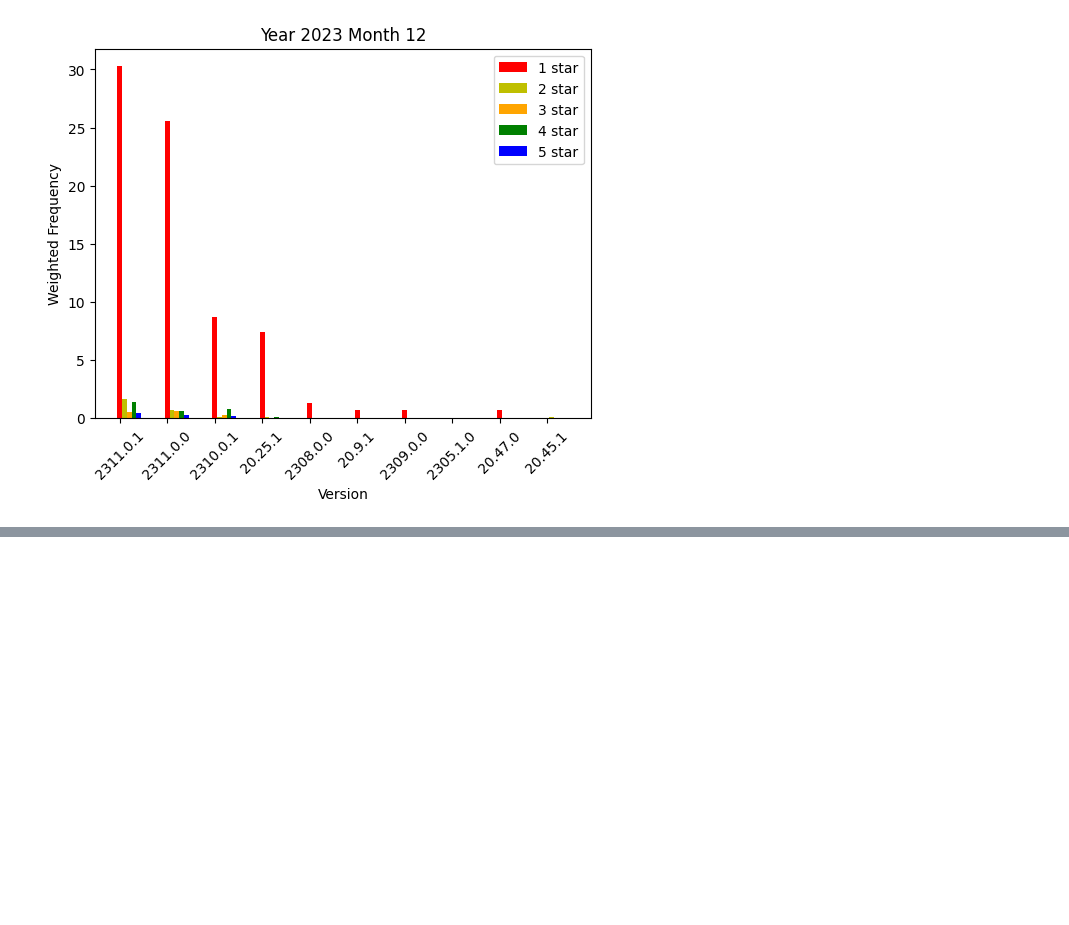
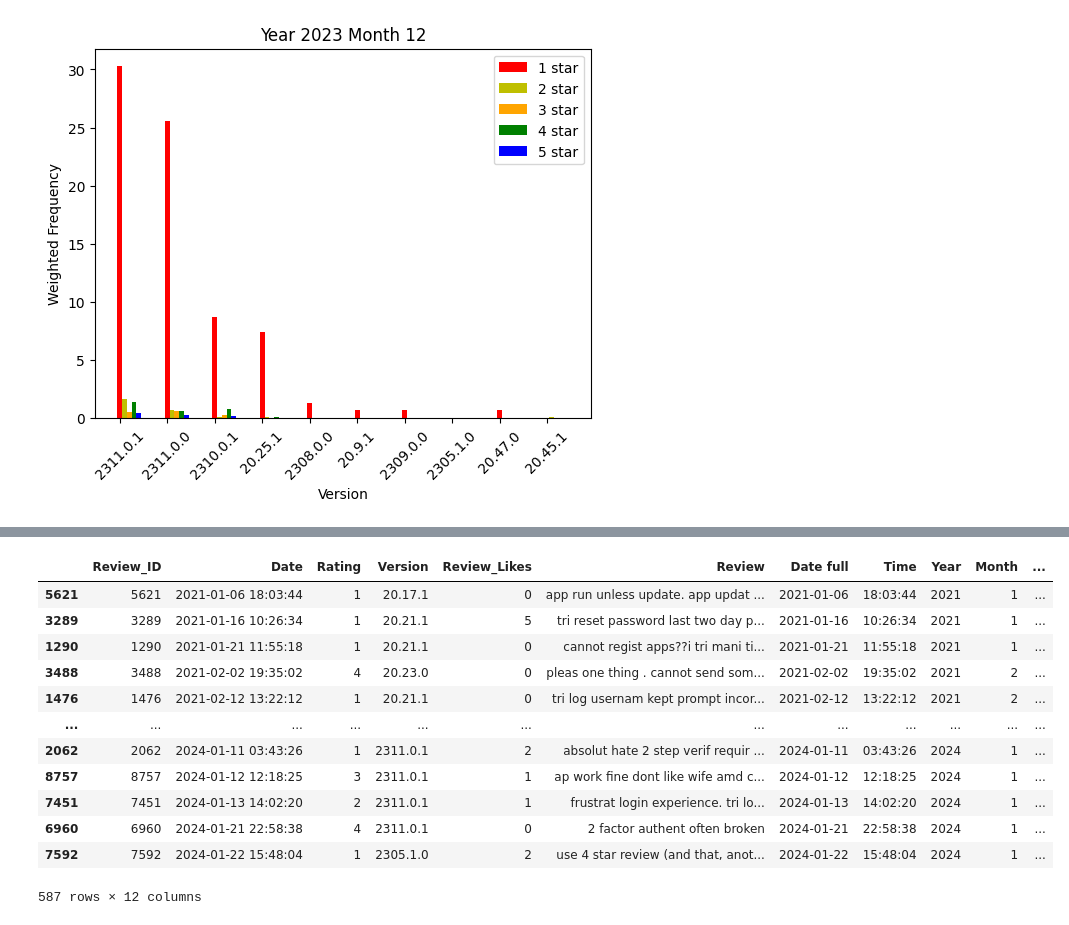
Before and after one commit to quangbui04/Scotiabank-Challenge, a Jupyter notebook: scotiabank-datathon.ipynb, the cells around one changed output, grey strips where cells are left out. Drawn from its saved outputs; the diff is of its cells as text; code cells hidden in the pictures; blank space fills up the shorter version.

```diff
--- a/scotiabank-datathon.ipynb
+++ b/scotiabank-datathon.ipynb
@@ -301,0 +645,18 @@ plt.show()
+# %%
+df["Label"] = topics
+# %%
+df[df["Label"]==0]
+# %% [output]
+|  | Review_ID | Date | Rating | Version | Review_Likes | Review | Date full | Time | Year | Month | ... |
+| 5621 | 5621 | 2021-01-06 18:03:44 | 1 | 20.17.1 | 0 | app run unless update. app updat ... | 2021-01-06 | 18:03:44 | 2021 | 1 | ... |
+| 3289 | 3289 | 2021-01-16 10:26:34 | 1 | 20.21.1 | 5 | tri reset password last two day p... | 2021-01-16 | 10:26:34 | 2021 | 1 | ... |
+| 1290 | 1290 | 2021-01-21 11:55:18 | 1 | 20.21.1 | 0 | cannot regist apps??i tri mani ti... | 2021-01-21 | 11:55:18 | 2021 | 1 | ... |
+| 3488 | 3488 | 2021-02-02 19:35:02 | 4 | 20.23.0 | 0 | pleas one thing . cannot send som... | 2021-02-02 | 19:35:02 | 2021 | 2 | ... |
+| 1476 | 1476 | 2021-02-12 13:22:12 | 1 | 20.21.1 | 0 | tri log usernam kept prompt incor... | 2021-02-12 | 13:22:12 | 2021 | 2 | ... |
+| ... | ... | ... | ... | ... | ... | ... | ... | ... | ... | ... | ... |
+| 2062 | 2062 | 2024-01-11 03:43:26 | 1 | 2311.0.1 | 2 | absolut hate 2 step verif requir ... | 2024-01-11 | 03:43:26 | 2024 | 1 | ... |
+| 8757 | 8757 | 2024-01-12 12:18:25 | 3 | 2311.0.1 | 1 | ap work fine dont like wife amd c... | 2024-01-12 | 12:18:25 | 2024 | 1 | ... |
+| 7451 | 7451 | 2024-01-13 14:02:20 | 2 | 2311.0.1 | 1 | frustrat login experience. tri lo... | 2024-01-13 | 14:02:20 | 2024 | 1 | ... |
+| 6960 | 6960 | 2024-01-21 22:58:38 | 4 | 2311.0.1 | 0 | 2 factor authent often broken | 2024-01-21 | 22:58:38 | 2024 | 1 | ... |
+| 7592 | 7592 | 2024-01-22 15:48:04 | 1 | 2305.1.0 | 2 | use 4 star review (and that, anot... | 2024-01-22 | 15:48:04 | 2024 | 1 | ... |
+587 rows × 12 columns
```
Also changed, not shown: parts of 37 cells of this notebook.
